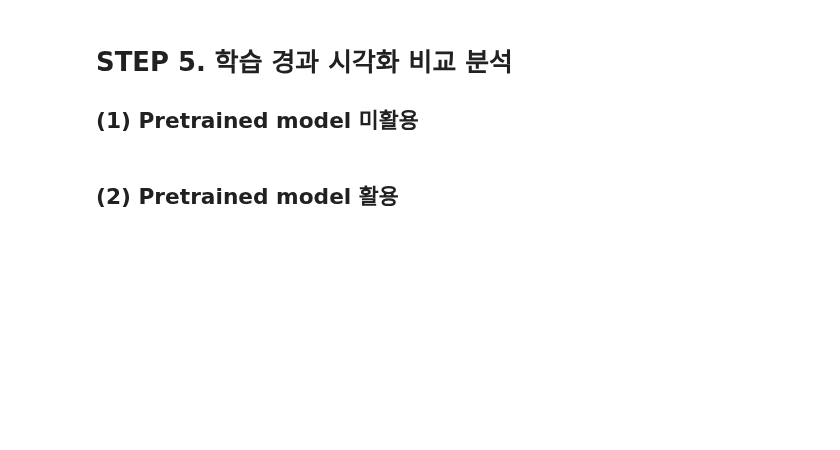
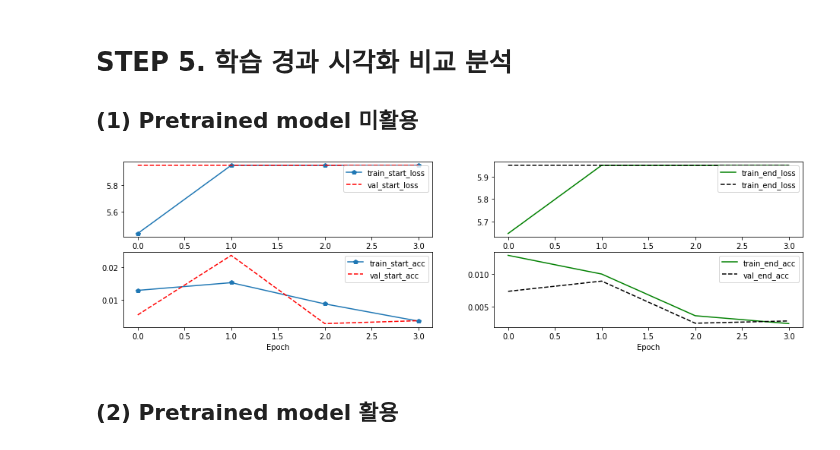
Before and after one commit to LAGABI44/AIFFEL_Study, a Jupyter notebook: EXPLORATION/Submission/[E-13]Pretrained_model.ipynb, the cells around one changed output. Drawn from its saved outputs; the diff is of its cells as text; code cells hidden in the pictures; blank space fills up the shorter version.

```diff
--- a/EXPLORATION/Submission/[E-13]Pretrained_model.ipynb
+++ b/EXPLORATION/Submission/[E-13]Pretrained_model.ipynb
@@ -1540,5 +1707,35 @@ with open(dev_json) as f:
 # %% [markdown]
 # STEP 5. 학습 경과 시각화 비교 분석
 ## (1) Pretrained model 미활용
+# %%
+plt.figure(figsize=(16, 4))
+
+plt.subplot(2, 2, 1)
+plt.plot(t_start_loss_list, 'p-', label='train_start_loss')
+plt.plot(v_start_loss_list, 'r--', label='val_start_loss')
+plt.xlabel('Epoch')
+plt.legend()
+
+plt.subplot(2, 2, 2)
+plt.plot(t_end_loss_list, 'g-', label='train_end_loss')
+plt.plot(v_end_loss_list, 'k--', label='train_end_loss')
+plt.xlabel('Epoch')
+plt.legend()
+
+plt.subplot(2, 2, 3)
+plt.plot(t_start_acc_list, 'p-', label='train_start_acc')
+plt.plot(v_start_acc_list, 'r--', label='val_start_acc')
+plt.xlabel('Epoch')
+plt.legend()
+
+plt.subplot(2, 2, 4)
+plt.plot(t_end_acc_list, 'g-', label='train_end_acc')
+plt.plot(v_end_acc_list, 'k--', label='val_end_acc')
+plt.xlabel('Epoch')
+plt.legend()
+
+plt.show()
+# %% [output]
+[figure, added]
 # %% [markdown]
 ## (2) Pretrained model 활용
```
Also changed, not shown: parts of 12 cells of this notebook.
